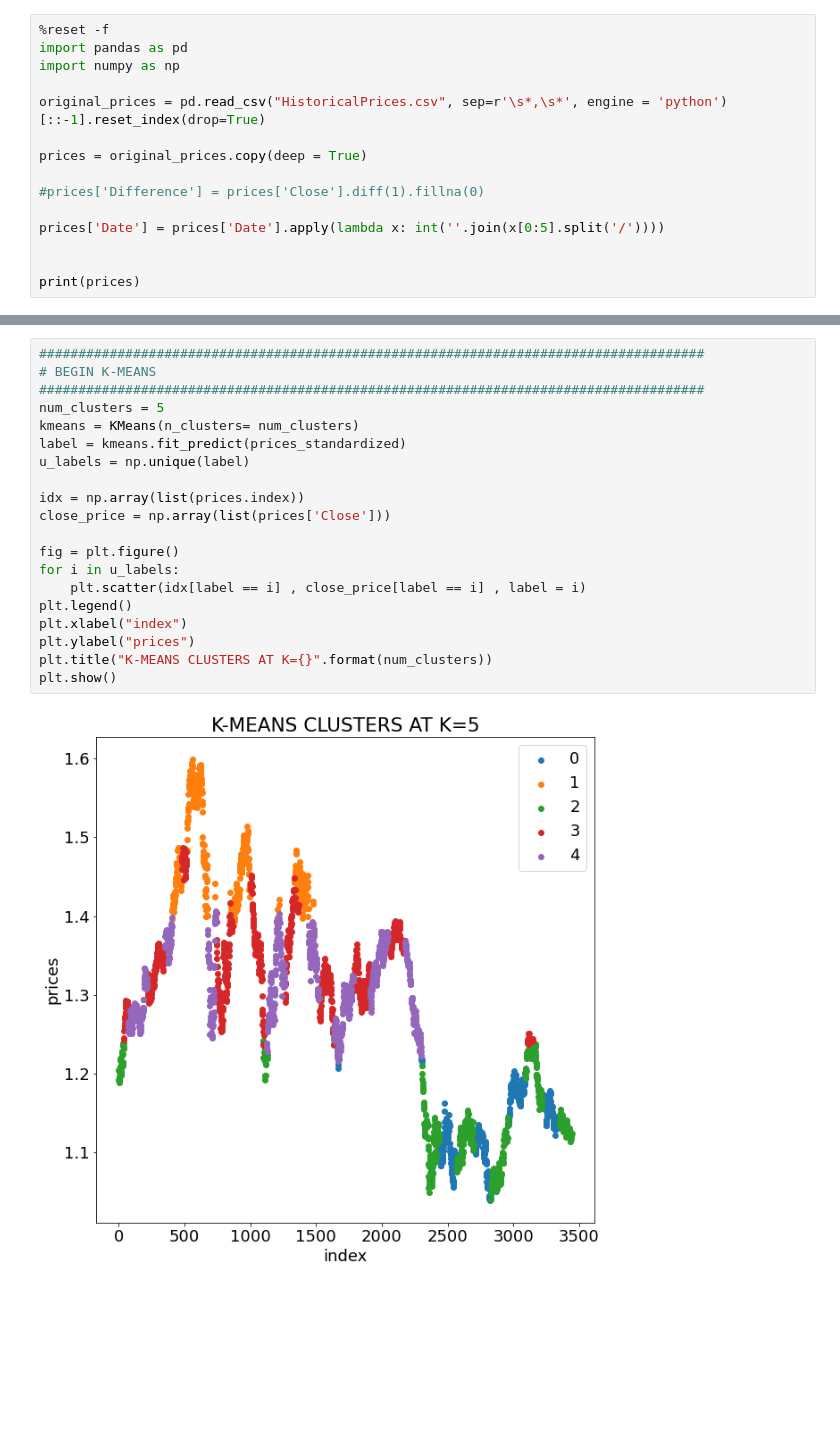
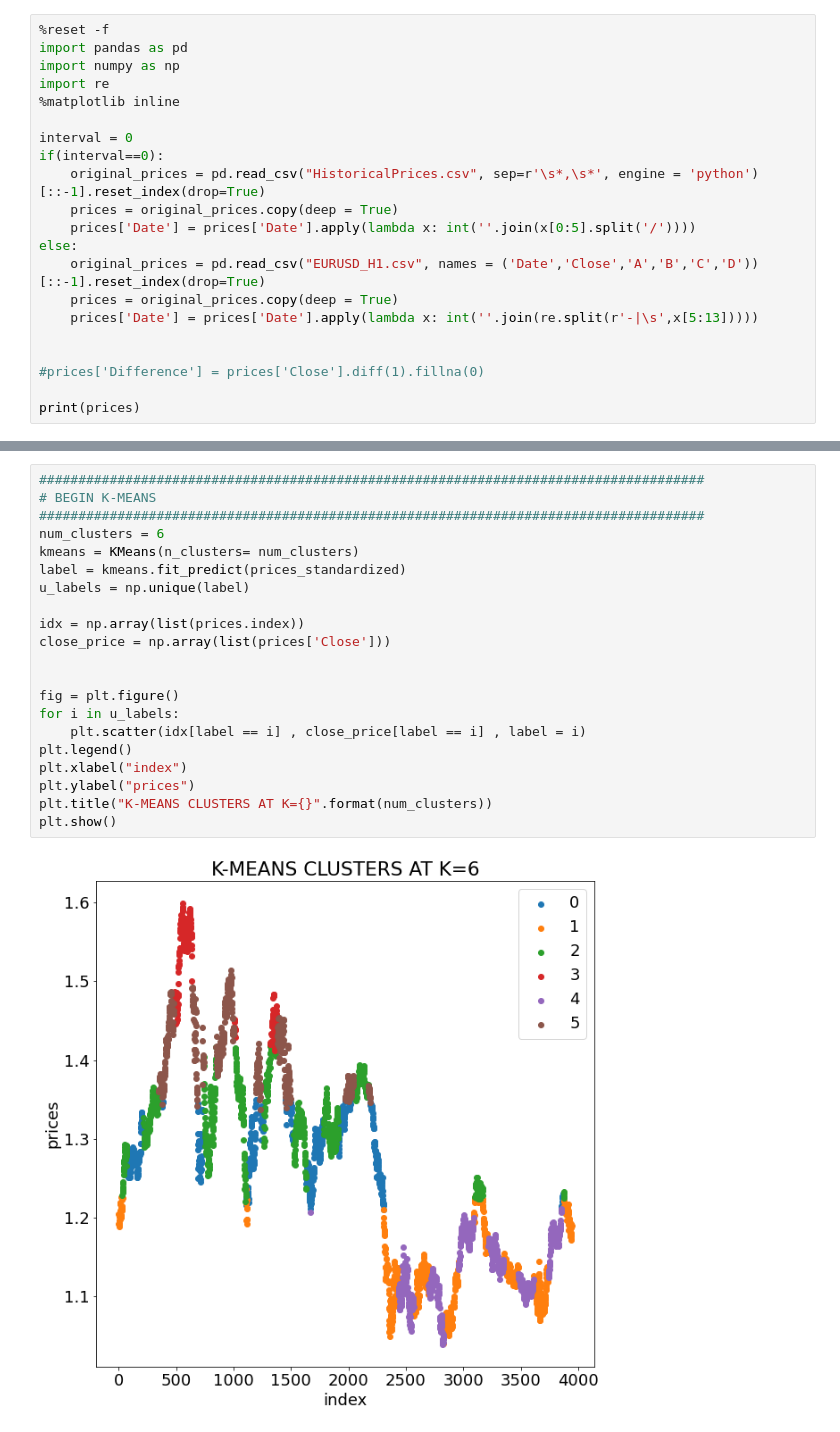
Before and after one commit to ruslanmasinjila/Applied_Data_Science_With_Python, a Jupyter notebook: EURUSD/eurusd.ipynb, the cells around one changed output, grey strips where cells are left out. Drawn from its saved outputs; the diff is of its cells as text; blank space fills up the shorter version.

```diff
--- a/EURUSD/eurusd.ipynb
+++ b/EURUSD/eurusd.ipynb
@@ -2,16 +2,22 @@
 %reset -f
 import pandas as pd
 import numpy as np
+import re
+%matplotlib inline
 
-original_prices = pd.read_csv("HistoricalPrices.csv", sep=r'\s*,\s*', engine = 'python')[::-1].reset_index(drop=True)
+interval = 0
+if(interval==0):
+    original_prices = pd.read_csv("HistoricalPrices.csv", sep=r'\s*,\s*', engine = 'python')[::-1].reset_index(drop=True)
+    prices = original_prices.copy(deep = True)
+    prices['Date'] = prices['Date'].apply(lambda x: int(''.join(x[0:5].split('/'))))
+else:
+    original_prices = pd.read_csv("EURUSD_H1.csv", names = ('Date','Close','A','B','C','D'))[::-1].reset_index(drop=True)
+    prices = original_prices.copy(deep = True)
+    prices['Date'] = prices['Date'].apply(lambda x: int(''.join(re.split(r'-|\s',x[5:13]))))
 
-prices = original_prices.copy(deep = True)
 
 #prices['Difference'] = prices['Close'].diff(1).fillna(0)
 
-prices['Date'] = prices['Date'].apply(lambda x: int(''.join(x[0:5].split('/'))))
-
-
 print(prices)
 # %% [output]
       Date    Open    High     Low   Close
@@ -76,23 +82,24 @@ plt.show()
 # %%
 #####################################################################################
 # BEGIN K-MEANS
 #####################################################################################
-num_clusters = 5
+num_clusters = 6
 kmeans = KMeans(n_clusters= num_clusters)
 label = kmeans.fit_predict(prices_standardized)
 u_labels = np.unique(label)
 
 idx = np.array(list(prices.index))
 close_price = np.array(list(prices['Close']))
+
 
 fig = plt.figure()
 for i in u_labels:
     plt.scatter(idx[label == i] , close_price[label == i] , label = i)
 plt.legend()
 plt.xlabel("index")
 plt.ylabel("prices")
 plt.title("K-MEANS CLUSTERS AT K={}".format(num_clusters))
 plt.show()
 # %% [output]
-[figure, old version]
+[figure, new version]
 # %%
```
Also changed, not shown: parts of 4 cells of this notebook, 1 other file.
